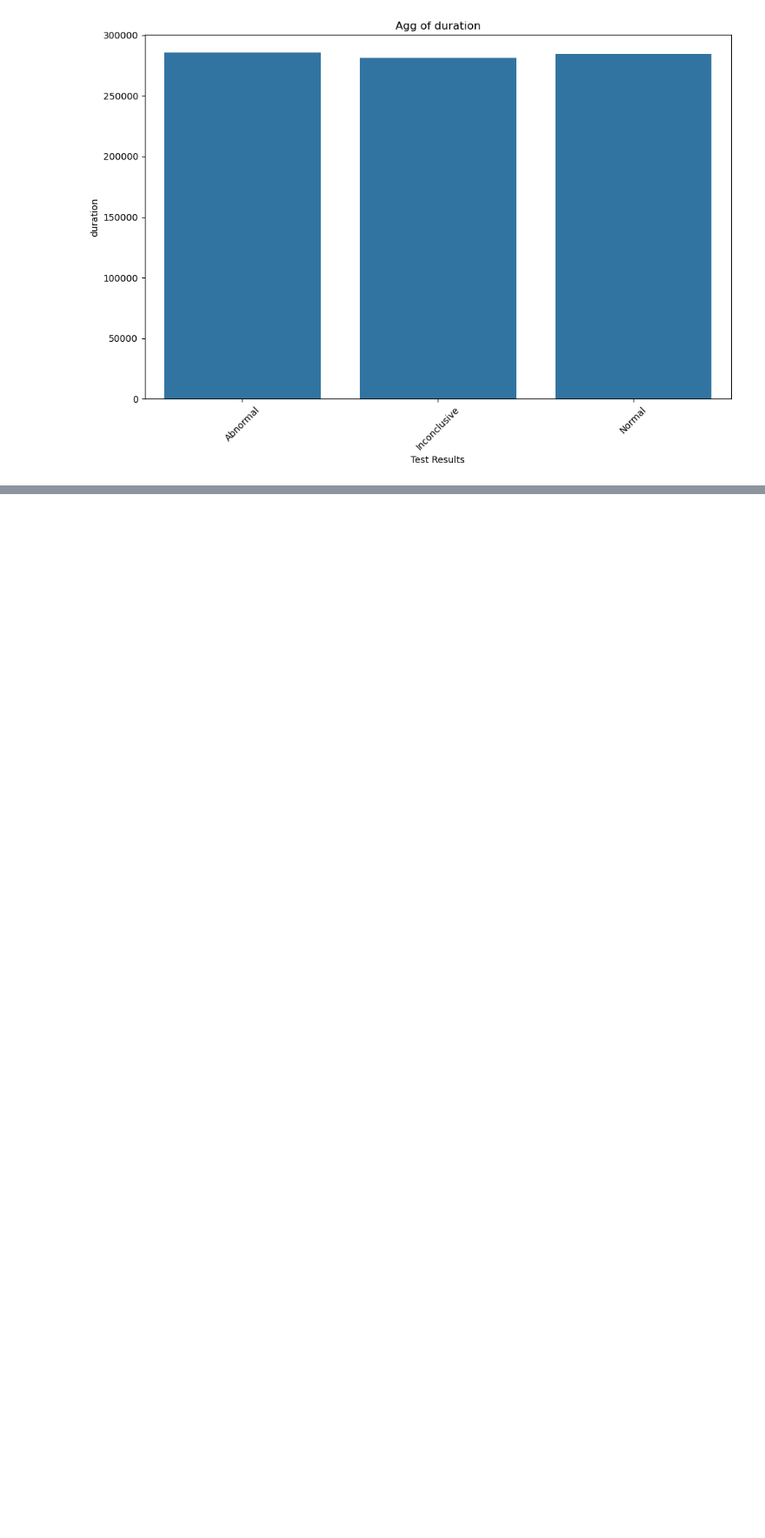
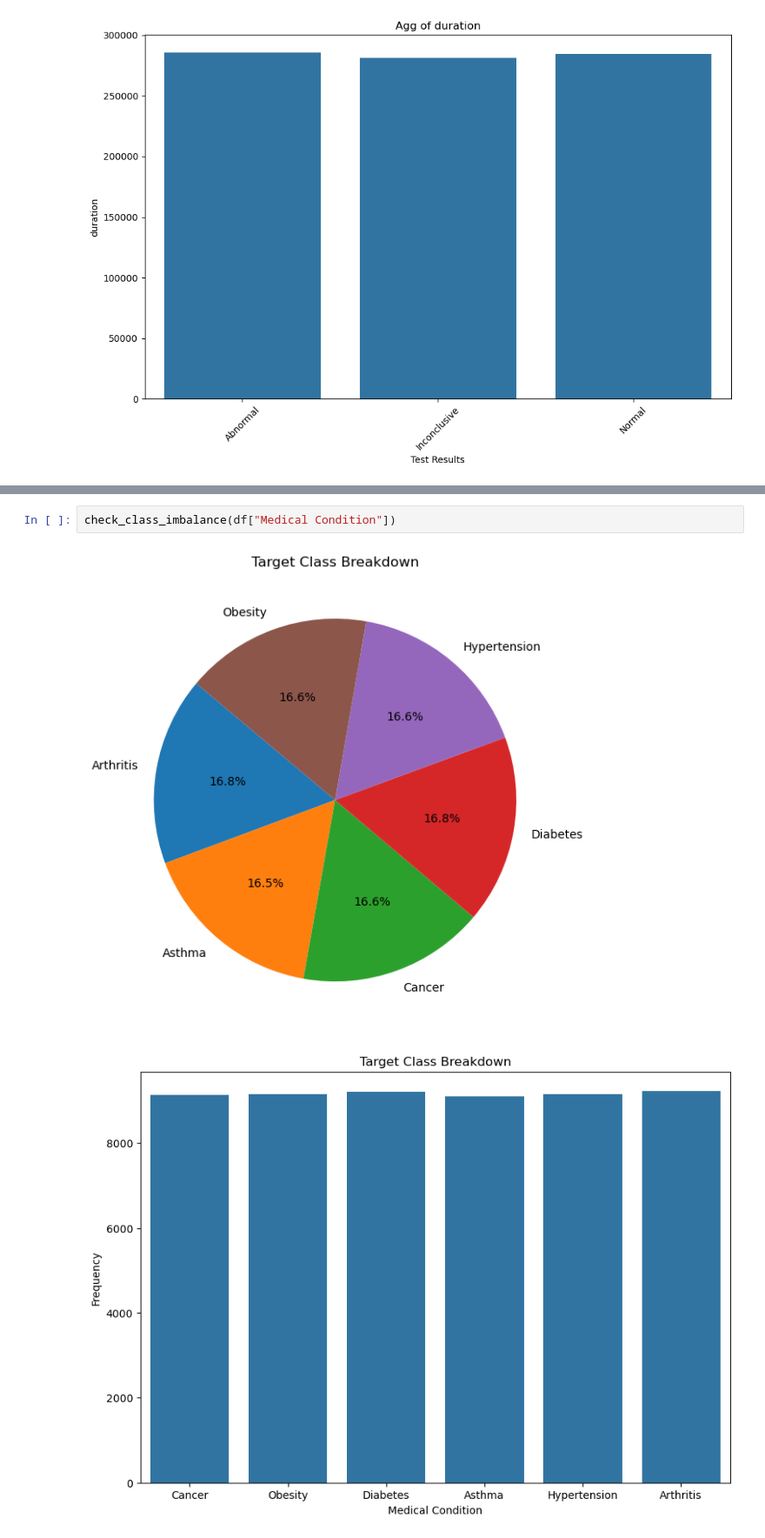
Before and after one commit to MaukanMir/Health-Care-Analysis, a Jupyter notebook: training.ipynb, the cells around one changed output, grey strips where cells are left out. Shown at 87% size. Cells and saved outputs as stored; diff of their text form; blank space fills up the shorter version.

```diff
--- a/training.ipynb
+++ b/training.ipynb
@@ -245,0 +261,5 @@ for col in numeric_types.columns:
+# %%
+check_class_imbalance(df["Medical Condition"])
+# %% [output]
+[figure, added]
+[figure, added]
```
Also changed, not shown: parts of 3 cells of this notebook.
